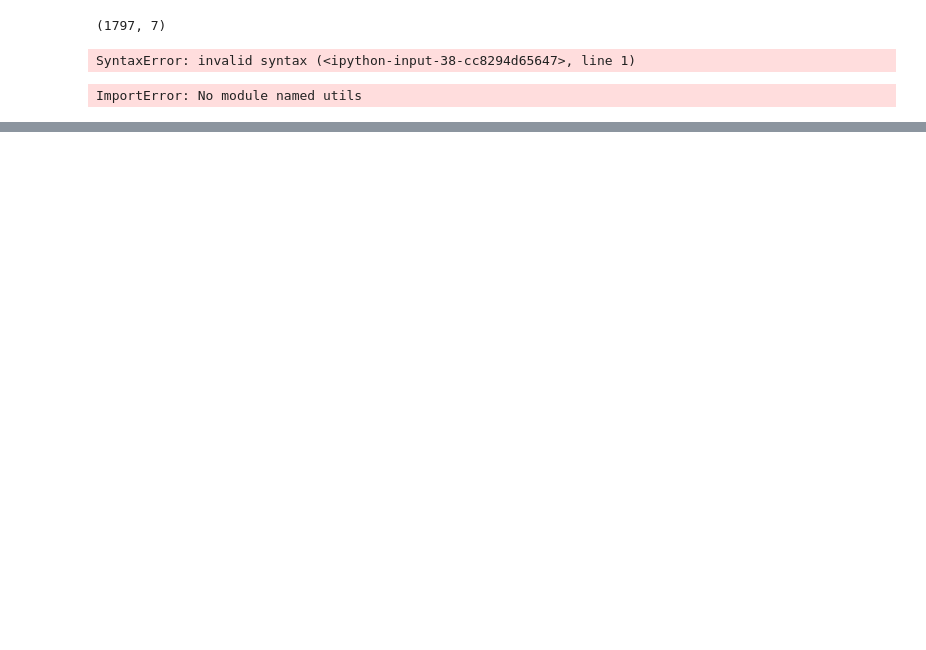
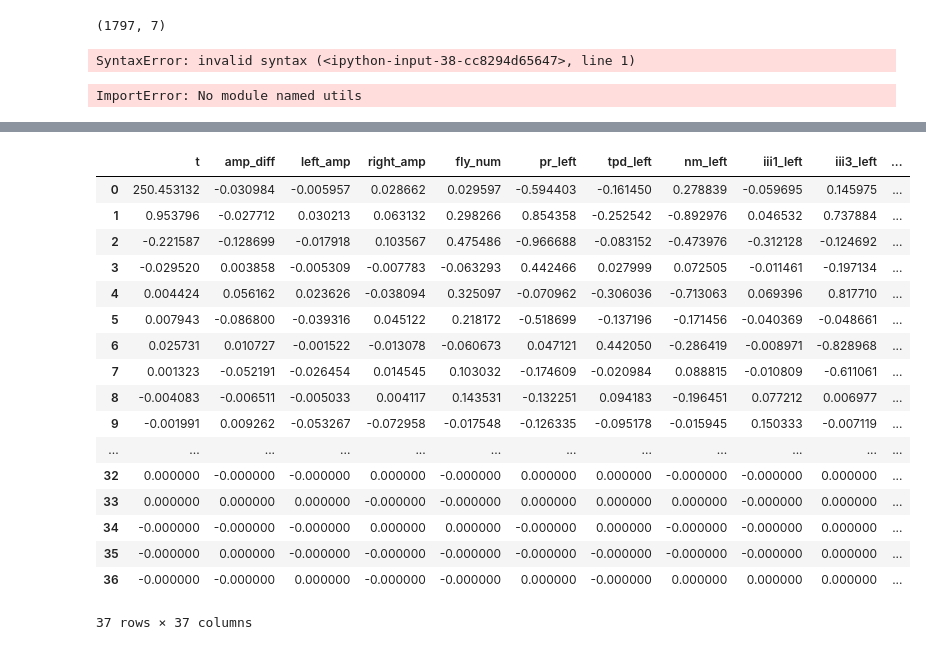
Before and after one commit to lyshds/kinematics_triggered_correlations, a Jupyter notebook: 28_factor_analysis.ipynb, the cells around one changed output, grey strips where cells are left out. Saved outputs shown, nothing was run; the diff lists cells and outputs as text; code cells hidden in the pictures; blank space fills up the shorter version.

```diff
--- a/28_factor_analysis.ipynb
+++ b/28_factor_analysis.ipynb
@@ -405,0 +826,13 @@ ImportError: No module named utils
+# %%
+df2.loc
+
+
+#measuring instead by amp_diff
+
+WS_decrease = df2.loc[((df2['left_amp']<(1.0* np.mean(df2['left_amp']))) & df2['right_amp']< (1.0* np.mean(df2['right_amp'])))]
+
+WS_increase = df2.loc[((df2['left_amp']>(1.0 *np.mean(df2['left_amp']))) & df2['right_amp']> (1.0 * np.mean(df2['right_amp'])))]
+
+left_turn = df2.loc[((df2['amp_diff']>(1.25* np.mean(df2['amp_diff']))))]
+
+right_turn = df2.loc[((df2['amp_diff']<( np.mean(df2['amp_diff']))- 0.25* np.std(df2['amp_diff'])))]
@@ -405,0 +849,28 @@ ImportError: No module named utils
+# %%
+factor = FactorAnalysis().fit(WS_decrease)
+df2= df2.fillna(0)
+WSA_decrease_array = WS_decrease.values
+col_names = df2.columns
+# %%
+factor = FactorAnalysis().fit(WSA_decrease_array)
+# %%
+pd.DataFrame(factor.components_,columns = col_names)
+# %% [output]
+|  | t | amp_diff | left_amp | right_amp | fly_num | pr_left | tpd_left | nm_left | iii1_left | iii3_left | ... |
+| 0 | 250.453132 | -0.030984 | -0.005957 | 0.028662 | 0.029597 | -0.594403 | -0.161450 | 0.278839 | -0.059695 | 0.145975 | ... |
+| 1 | 0.953796 | -0.027712 | 0.030213 | 0.063132 | 0.298266 | 0.854358 | -0.252542 | -0.892976 | 0.046532 | 0.737884 | ... |
+| 2 | -0.221587 | -0.128699 | -0.017918 | 0.103567 | 0.475486 | -0.966688 | -0.083152 | -0.473976 | -0.312128 | -0.124692 | ... |
+| 3 | -0.029520 | 0.003858 | -0.005309 | -0.007783 | -0.063293 | 0.442466 | 0.027999 | 0.072505 | -0.011461 | -0.197134 | ... |
+| 4 | 0.004424 | 0.056162 | 0.023626 | -0.038094 | 0.325097 | -0.070962 | -0.306036 | -0.713063 | 0.069396 | 0.817710 | ... |
+| 5 | 0.007943 | -0.086800 | -0.039316 | 0.045122 | 0.218172 | -0.518699 | -0.137196 | -0.171456 | -0.040369 | -0.048661 | ... |
+| 6 | 0.025731 | 0.010727 | -0.001522 | -0.013078 | -0.060673 | 0.047121 | 0.442050 | -0.286419 | -0.008971 | -0.828968 | ... |
+| 7 | 0.001323 | -0.052191 | -0.026454 | 0.014545 | 0.103032 | -0.174609 | -0.020984 | 0.088815 | -0.010809 | -0.611061 | ... |
+| 8 | -0.004083 | -0.006511 | -0.005033 | 0.004117 | 0.143531 | -0.132251 | 0.094183 | -0.196451 | 0.077212 | 0.006977 | ... |
+| 9 | -0.001991 | 0.009262 | -0.053267 | -0.072958 | -0.017548 | -0.126335 | -0.095178 | -0.015945 | 0.150333 | -0.007119 | ... |
+| ... | ... | ... | ... | ... | ... | ... | ... | ... | ... | ... | ... |
+| 32 | 0.000000 | -0.000000 | -0.000000 | 0.000000 | -0.000000 | 0.000000 | 0.000000 | -0.000000 | -0.000000 | 0.000000 | ... |
+| 33 | 0.000000 | 0.000000 | 0.000000 | -0.000000 | -0.000000 | 0.000000 | 0.000000 | 0.000000 | -0.000000 | 0.000000 | ... |
+| 34 | -0.000000 | -0.000000 | -0.000000 | 0.000000 | 0.000000 | -0.000000 | 0.000000 | -0.000000 | -0.000000 | 0.000000 | ... |
+| 35 | -0.000000 | 0.000000 | -0.000000 | -0.000000 | -0.000000 | -0.000000 | -0.000000 | -0.000000 | -0.000000 | 0.000000 | ... |
+| 36 | -0.000000 | -0.000000 | 0.000000 | -0.000000 | -0.000000 | 0.000000 | -0.000000 | 0.000000 | 0.000000 | 0.000000 | ... |
+37 rows × 37 columns
```
Also changed, not shown: parts of 43 cells of this notebook, 3 other files.
